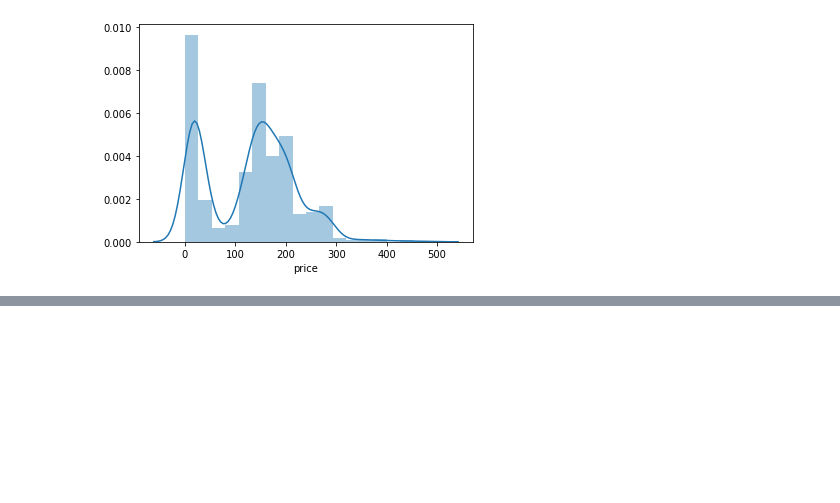
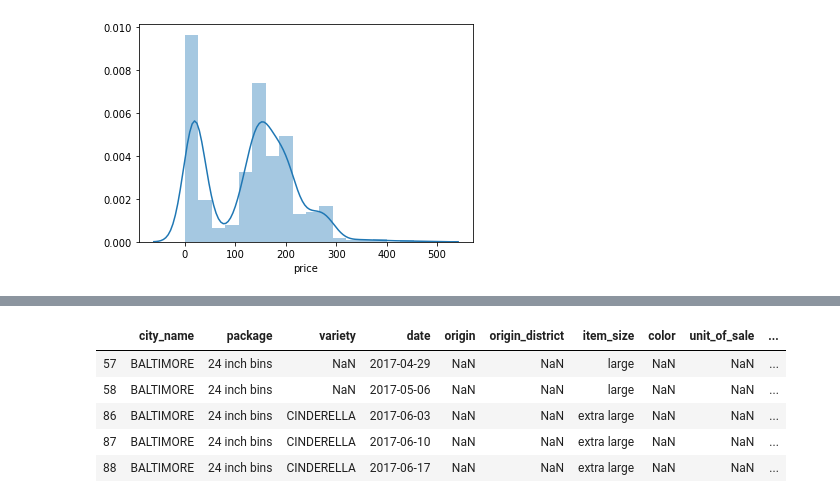
Before and after one commit to bloominstituteoftechnology/DS-Unit-2-Applied-Modeling, a Jupyter notebook: module1-define-ml-problems/LS_DS_231_assignment.ipynb, the cells around one changed output, grey strips where cells are left out. Saved outputs shown, nothing was run; the diff lists cells and outputs as text; code cells hidden in the pictures; blank space fills up the shorter version.

```diff
--- a/module1-define-ml-problems/LS_DS_231_assignment.ipynb
+++ b/module1-define-ml-problems/LS_DS_231_assignment.ipynb
@@ -100,0 +140,9 @@ AttributeError: 'tuple' object has no attribute 'price'
+# %%
+df[df.repack == 'E']
+# %% [output]
+|  | city_name | package | variety | date | origin | origin_district | item_size | color | unit_of_sale | ... |
+| 57 | BALTIMORE | 24 inch bins | NaN | 2017-04-29 | NaN | NaN | large | NaN | NaN | ... |
+| 58 | BALTIMORE | 24 inch bins | NaN | 2017-05-06 | NaN | NaN | large | NaN | NaN | ... |
+| 86 | BALTIMORE | 24 inch bins | CINDERELLA | 2017-06-03 | NaN | NaN | extra large | NaN | NaN | ... |
+| 87 | BALTIMORE | 24 inch bins | CINDERELLA | 2017-06-10 | NaN | NaN | extra large | NaN | NaN | ... |
+| 88 | BALTIMORE | 24 inch bins | CINDERELLA | 2017-06-17 | NaN | NaN | extra large | NaN | NaN | ... |
```
Also changed, not shown: parts of 3 cells of this notebook.
